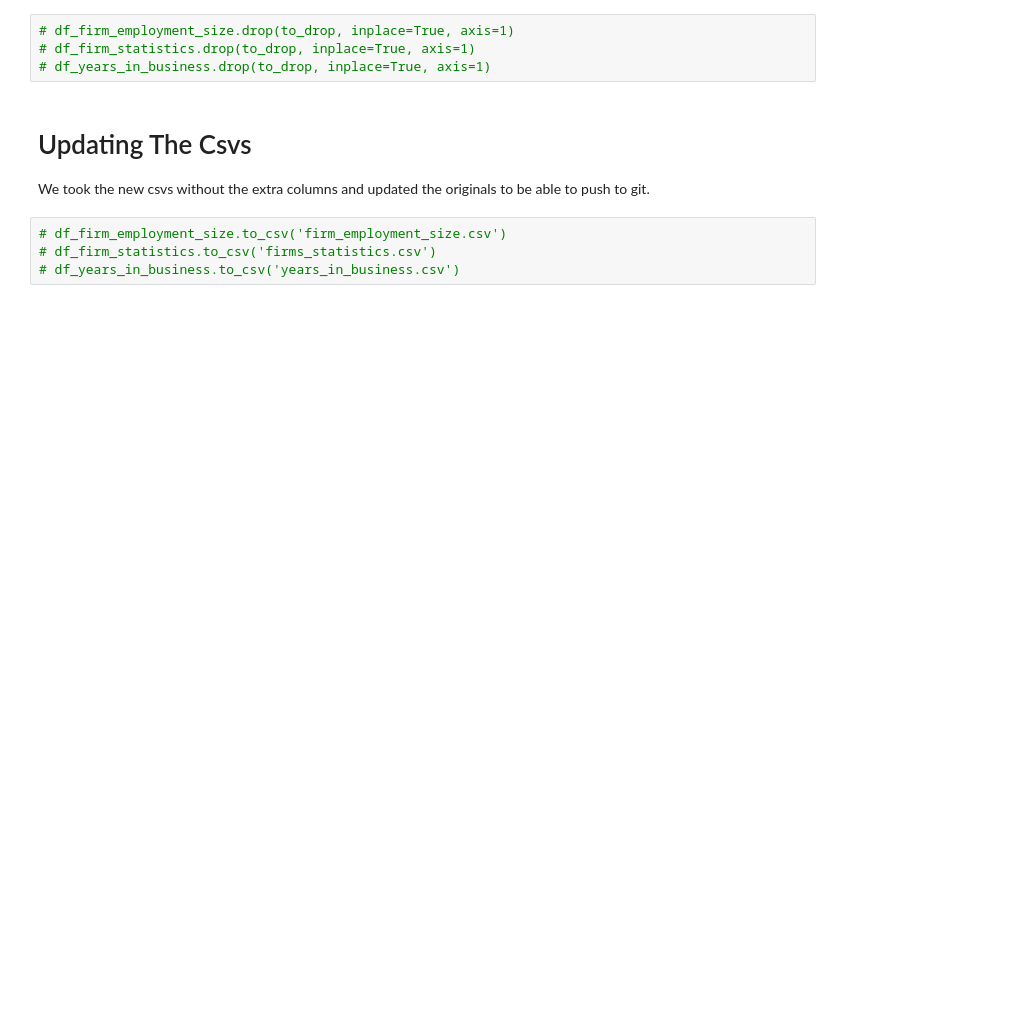
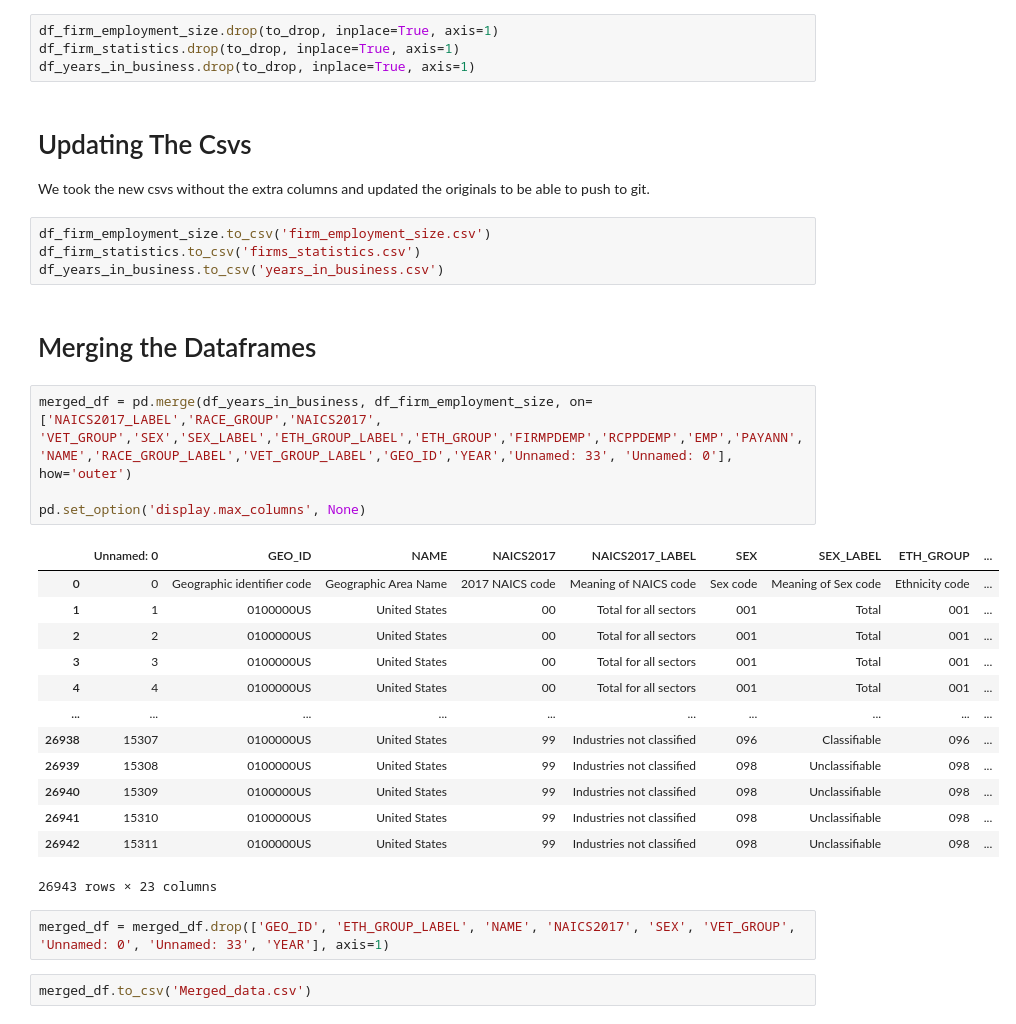
Before and after one commit to SendMeTheAdi/FullMetalAlgorithms, a Jupyter notebook: data/main.ipynb, the cells around one changed output. Cells and saved outputs as stored; diff of their text form; blank space fills up the shorter version.

Commit message:
Adding Merged CSV and WorkspaceItems

```diff
--- a/data/main.ipynb
+++ b/data/main.ipynb
@@ -12,13 +12,37 @@ We created a list -=>
 ` to_drop = [x for x in df_firm_employment_size if '_F' in x or '_S' in x]`
 and used it to find the colums we wanted to remove from each csv.
 # %%
-# df_firm_employment_size.drop(to_drop, inplace=True, axis=1)
-# df_firm_statistics.drop(to_drop, inplace=True, axis=1)
-# df_years_in_business.drop(to_drop, inplace=True, axis=1)
+df_firm_employment_size.drop(to_drop, inplace=True, axis=1)
+df_firm_statistics.drop(to_drop, inplace=True, axis=1)
+df_years_in_business.drop(to_drop, inplace=True, axis=1)
 # %% [markdown]
 # Updating The Csvs
 We took the new csvs without the extra columns and updated the originals to be able to push to git.
 # %%
-# df_firm_employment_size.to_csv('firm_employment_size.csv')
-# df_firm_statistics.to_csv('firms_statistics.csv')
-# df_years_in_business.to_csv('years_in_business.csv')
+df_firm_employment_size.to_csv('firm_employment_size.csv')
+df_firm_statistics.to_csv('firms_statistics.csv')
+df_years_in_business.to_csv('years_in_business.csv')
+# %% [markdown]
+# Merging the Dataframes
+# %%
+merged_df = pd.merge(df_years_in_business, df_firm_employment_size, on=['NAICS2017_LABEL','RACE_GROUP','NAICS2017', 'VET_GROUP','SEX','SEX_LABEL','ETH_GROUP_LABEL','ETH_GROUP','FIRMPDEMP','RCPPDEMP','EMP','PAYANN','NAME','RACE_GROUP_LABEL','VET_GROUP_LABEL','GEO_ID','YEAR','Unnamed: 33', 'Unnamed: 0'], how='outer')
+
+pd.set_option('display.max_columns', None)
+# %% [output]
+|  | Unnamed: 0 | GEO_ID | NAME | NAICS2017 | NAICS2017_LABEL | SEX | SEX_LABEL | ETH_GROUP | ... |
+| 0 | 0 | Geographic identifier code | Geographic Area Name | 2017 NAICS code | Meaning of NAICS code | Sex code | Meaning of Sex code | Ethnicity code | ... |
+| 1 | 1 | 0100000US | United States | 00 | Total for all sectors | 001 | Total | 001 | ... |
+| 2 | 2 | 0100000US | United States | 00 | Total for all sectors | 001 | Total | 001 | ... |
+| 3 | 3 | 0100000US | United States | 00 | Total for all sectors | 001 | Total | 001 | ... |
+| 4 | 4 | 0100000US | United States | 00 | Total for all sectors | 001 | Total | 001 | ... |
+| ... | ... | ... | ... | ... | ... | ... | ... | ... | ... |
+| 26938 | 15307 | 0100000US | United States | 99 | Industries not classified | 096 | Classifiable | 096 | ... |
+| 26939 | 15308 | 0100000US | United States | 99 | Industries not classified | 098 | Unclassifiable | 098 | ... |
+| 26940 | 15309 | 0100000US | United States | 99 | Industries not classified | 098 | Unclassifiable | 098 | ... |
+| 26941 | 15310 | 0100000US | United States | 99 | Industries not classified | 098 | Unclassifiable | 098 | ... |
+| 26942 | 15311 | 0100000US | United States | 99 | Industries not classified | 098 | Unclassifiable | 098 | ... |
+26943 rows × 23 columns
+# %%
+merged_df = merged_df.drop(['GEO_ID', 'ETH_GROUP_LABEL', 'NAME', 'NAICS2017', 'SEX', 'VET_GROUP', 'Unnamed: 0', 'Unnamed: 33', 'YEAR'], axis=1)
+# %%
+merged_df.to_csv('Merged_data.csv')
```
Also changed, not shown: 5 other files.
